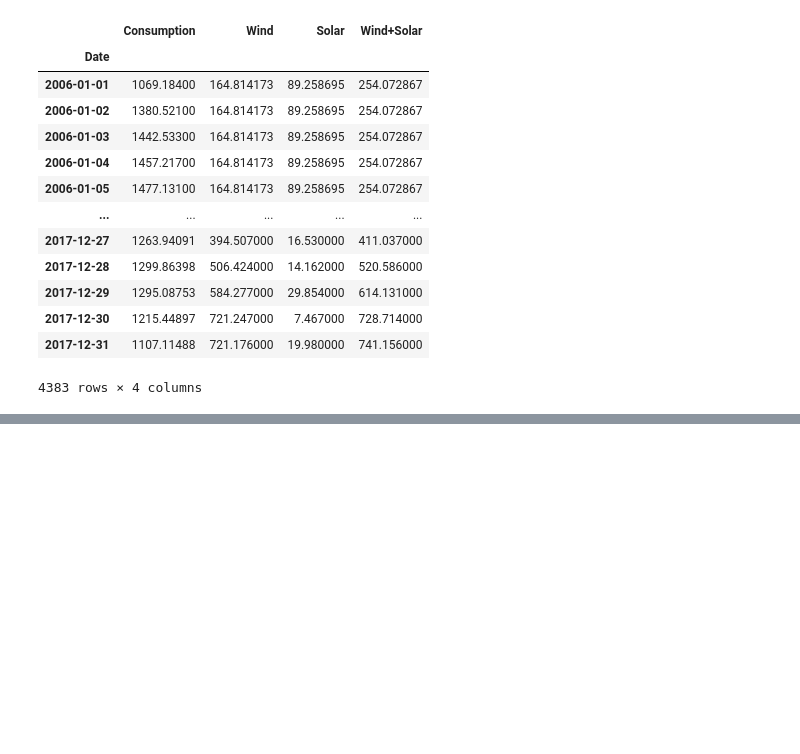
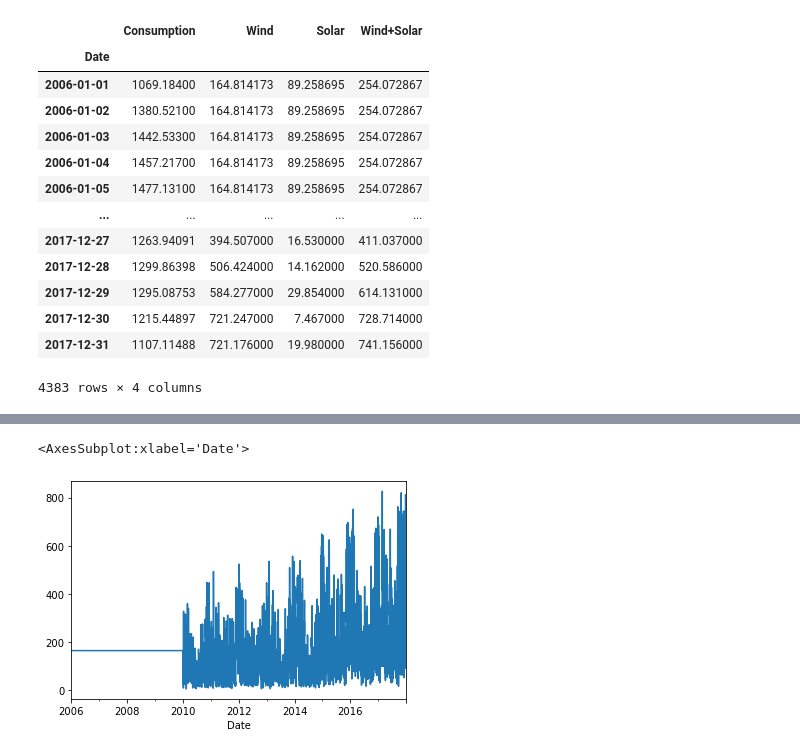
Before and after one commit to Zachary-Stufflebeme/time-series, a Jupyter notebook: Prepare-time-series.ipynb, the cells around one changed output, grey strips where cells are left out. Saved outputs shown, nothing was run; the diff lists cells and outputs as text; code cells hidden in the pictures; blank space fills up the shorter version.

```diff
--- a/Prepare-time-series.ipynb
+++ b/Prepare-time-series.ipynb
@@ -130,0 +141,5 @@ df2
+# %%
+df2.Wind.plot()
+# %% [output]
+<AxesSubplot:xlabel='Date'>
+[figure, added]
```
Also changed, not shown: parts of 3 cells of this notebook.
